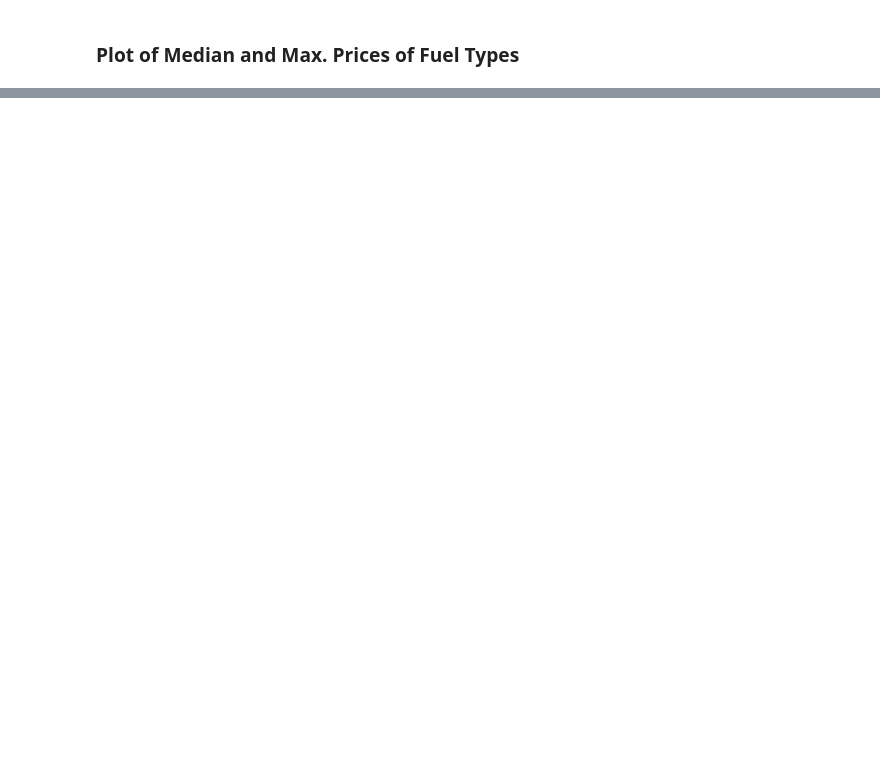
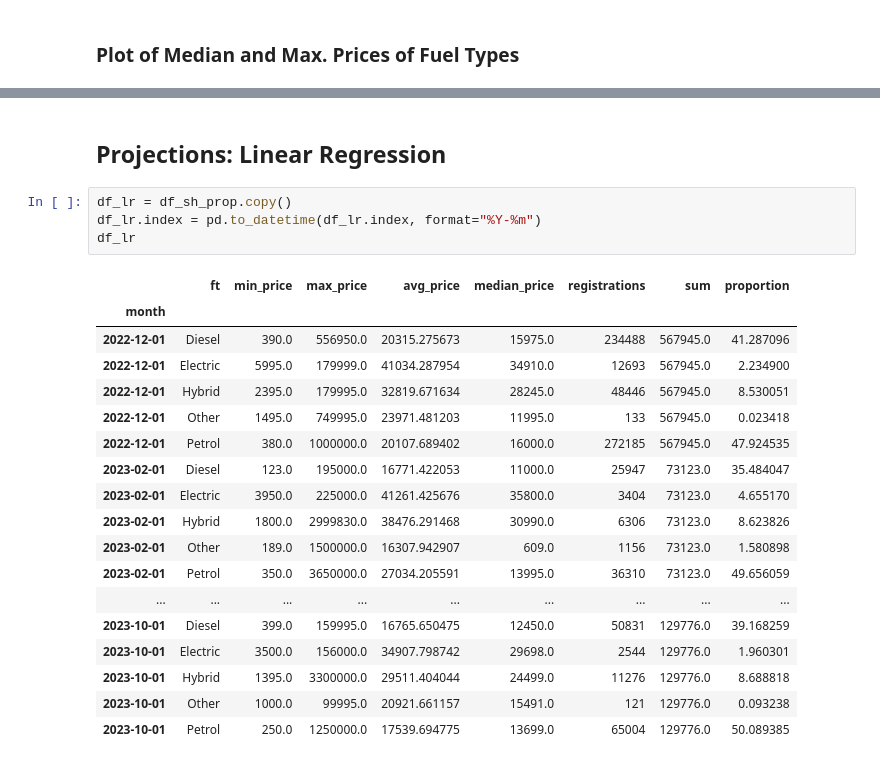
Before and after one commit to New-AutoMotive/zev_mandate, a Jupyter notebook: 08.03) Seconds Hand Prices.ipynb, the cells around one changed output, grey strips where cells are left out. Saved outputs shown, nothing was run; the diff lists cells and outputs as text; blank space fills up the shorter version.

```diff
--- a/08.03) Seconds Hand Prices.ipynb
+++ b/08.03) Seconds Hand Prices.ipynb
@@ -276,0 +289,25 @@ plt.show()
+# %% [markdown]
+## Projections: Linear Regression
+# %%
+df_lr = df_sh_prop.copy()
+df_lr.index = pd.to_datetime(df_lr.index, format="%Y-%m")
+df_lr
+# %% [output]
+|  | ft | min_price | max_price | avg_price | median_price | registrations | sum | proportion |
+| month |  |  |  |  |  |  |  |  |
+| 2022-12-01 | Diesel | 390.0 | 556950.0 | 20315.275673 | 15975.0 | 234488 | 567945.0 | 41.287096 |
+| 2022-12-01 | Electric | 5995.0 | 179999.0 | 41034.287954 | 34910.0 | 12693 | 567945.0 | 2.234900 |
+| 2022-12-01 | Hybrid | 2395.0 | 179995.0 | 32819.671634 | 28245.0 | 48446 | 567945.0 | 8.530051 |
+| 2022-12-01 | Other | 1495.0 | 749995.0 | 23971.481203 | 11995.0 | 133 | 567945.0 | 0.023418 |
+| 2022-12-01 | Petrol | 380.0 | 1000000.0 | 20107.689402 | 16000.0 | 272185 | 567945.0 | 47.924535 |
+| 2023-02-01 | Diesel | 123.0 | 195000.0 | 16771.422053 | 11000.0 | 25947 | 73123.0 | 35.484047 |
+| 2023-02-01 | Electric | 3950.0 | 225000.0 | 41261.425676 | 35800.0 | 3404 | 73123.0 | 4.655170 |
+| 2023-02-01 | Hybrid | 1800.0 | 2999830.0 | 38476.291468 | 30990.0 | 6306 | 73123.0 | 8.623826 |
+| 2023-02-01 | Other | 189.0 | 1500000.0 | 16307.942907 | 609.0 | 1156 | 73123.0 | 1.580898 |
+| 2023-02-01 | Petrol | 350.0 | 3650000.0 | 27034.205591 | 13995.0 | 36310 | 73123.0 | 49.656059 |
+| ... | ... | ... | ... | ... | ... | ... | ... | ... |
+| 2023-10-01 | Diesel | 399.0 | 159995.0 | 16765.650475 | 12450.0 | 50831 | 129776.0 | 39.168259 |
+| 2023-10-01 | Electric | 3500.0 | 156000.0 | 34907.798742 | 29698.0 | 2544 | 129776.0 | 1.960301 |
+| 2023-10-01 | Hybrid | 1395.0 | 3300000.0 | 29511.404044 | 24499.0 | 11276 | 129776.0 | 8.688818 |
+| 2023-10-01 | Other | 1000.0 | 99995.0 | 20921.661157 | 15491.0 | 121 | 129776.0 | 0.093238 |
+| 2023-10-01 | Petrol | 250.0 | 1250000.0 | 17539.694775 | 13699.0 | 65004 | 129776.0 | 50.089385 |
```
Also changed, not shown: parts of 19 cells of this notebook.
